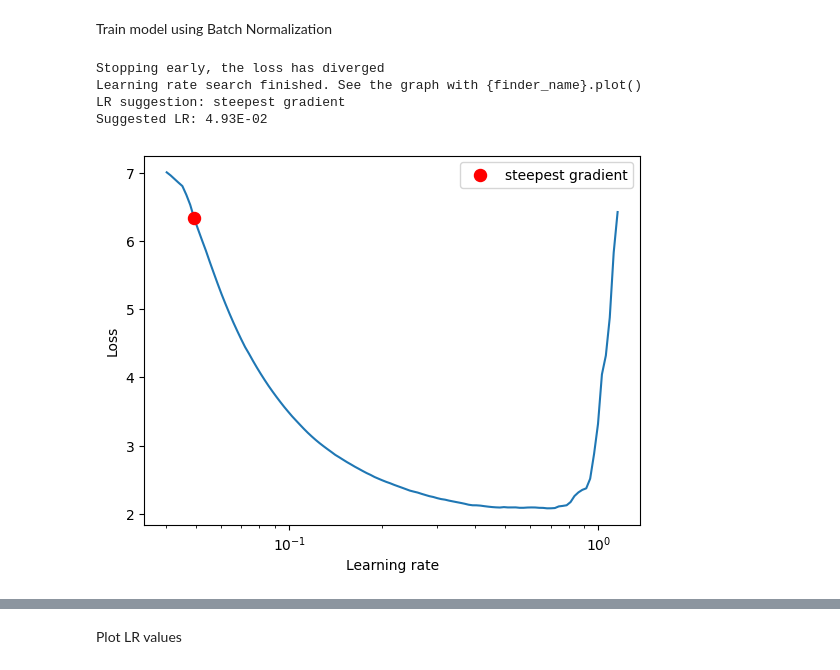
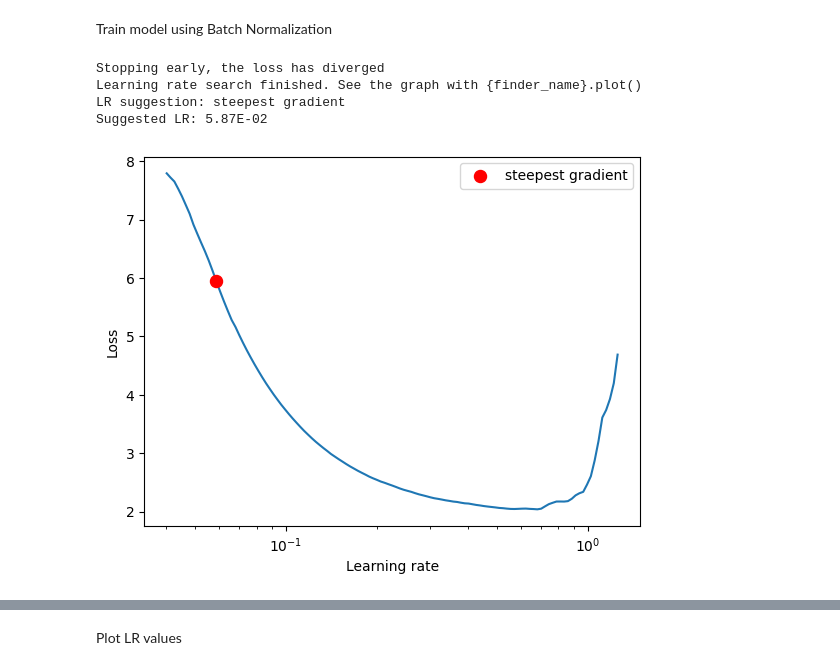
Before and after one commit to jyanivaddi/ERA_V1, a Jupyter notebook: session_10/s10.ipynb, the cells around one changed output, grey strips where cells are left out. Cells and saved outputs as stored; diff of their text form; code cells hidden in the pictures.

```diff
--- a/session_10/s10.ipynb
+++ b/session_10/s10.ipynb
@@ -109,18 +109,18 @@ preview_images(train_loader,class_names, num_rows = 5, num_cols = 5)
 # %% [markdown]
 Train model using Batch Normalization
 # %%
-drop_out = 0.05
+drop_out = 0.02
 num_epochs=24
-resnet_model = CustomResnet(base_channels=3, num_classes=10).to(device)
-criterion = nn.CrossEntropyLoss()
+resnet_model = CustomResnet(base_channels=3, num_classes=10,drop_out_probability=drop_out).to(device)
+criterion = nn.CrossEntropyLoss(reduction='mean')
 optim_obj = Optimization(resnet_model, device, train_loader, criterion, num_epochs)
 lr_history = find_best_lr(resnet_model, train_loader, optim_obj.optimizer, criterion, device)
 # %% [output]
 Stopping early, the loss has diverged
 Learning rate search finished. See the graph with {finder_name}.plot()
 LR suggestion: steepest gradient
-Suggested LR: 4.93E-02
+Suggested LR: 5.87E-02
-[figure, old version]
+[figure, new version]
 # %%
 from torch.optim.lr_scheduler import OneCycleLR
 #optim_obj.define_scheduler(max_lr=4.93E-2)
```
Also changed, not shown: parts of 7 cells of this notebook.
